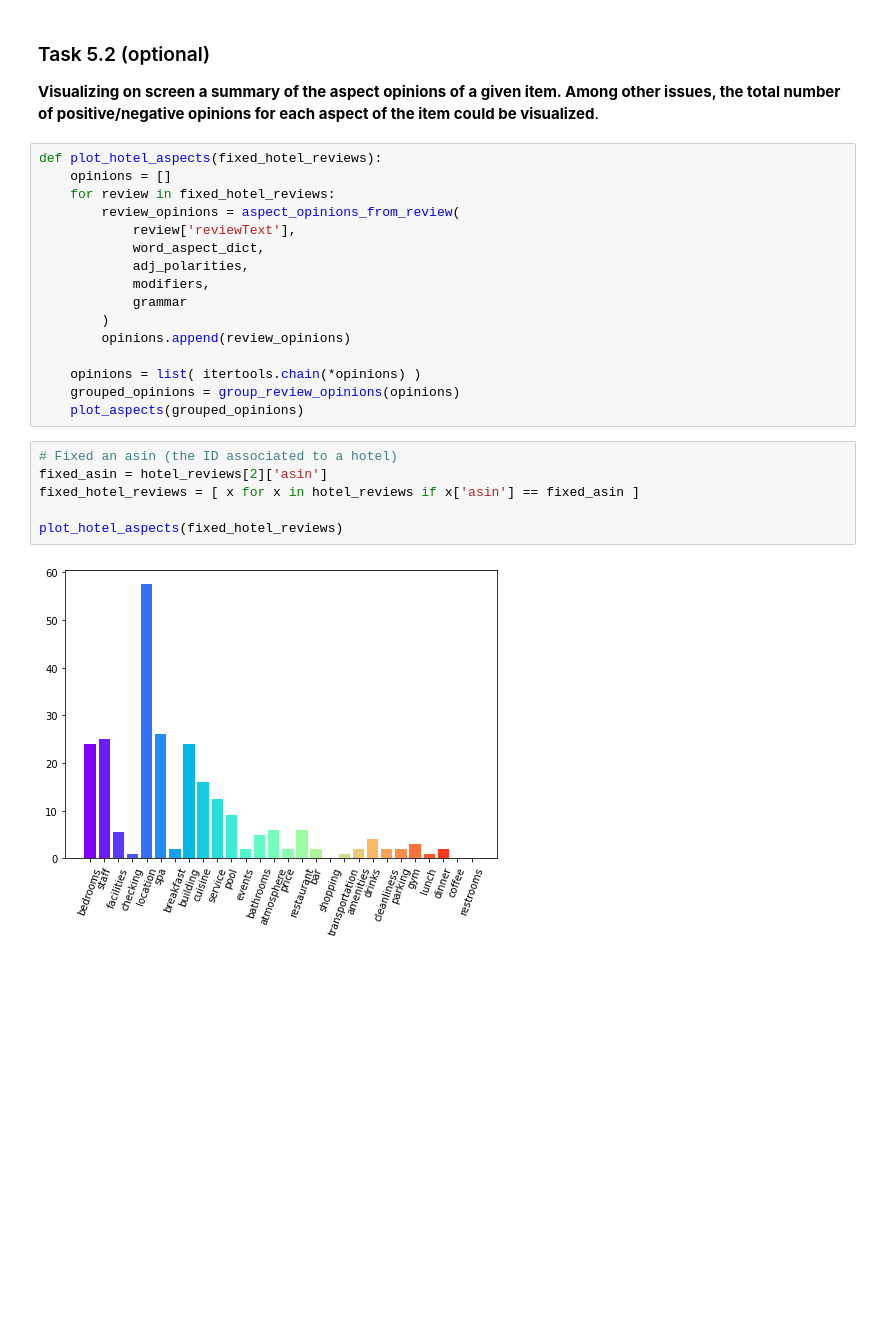
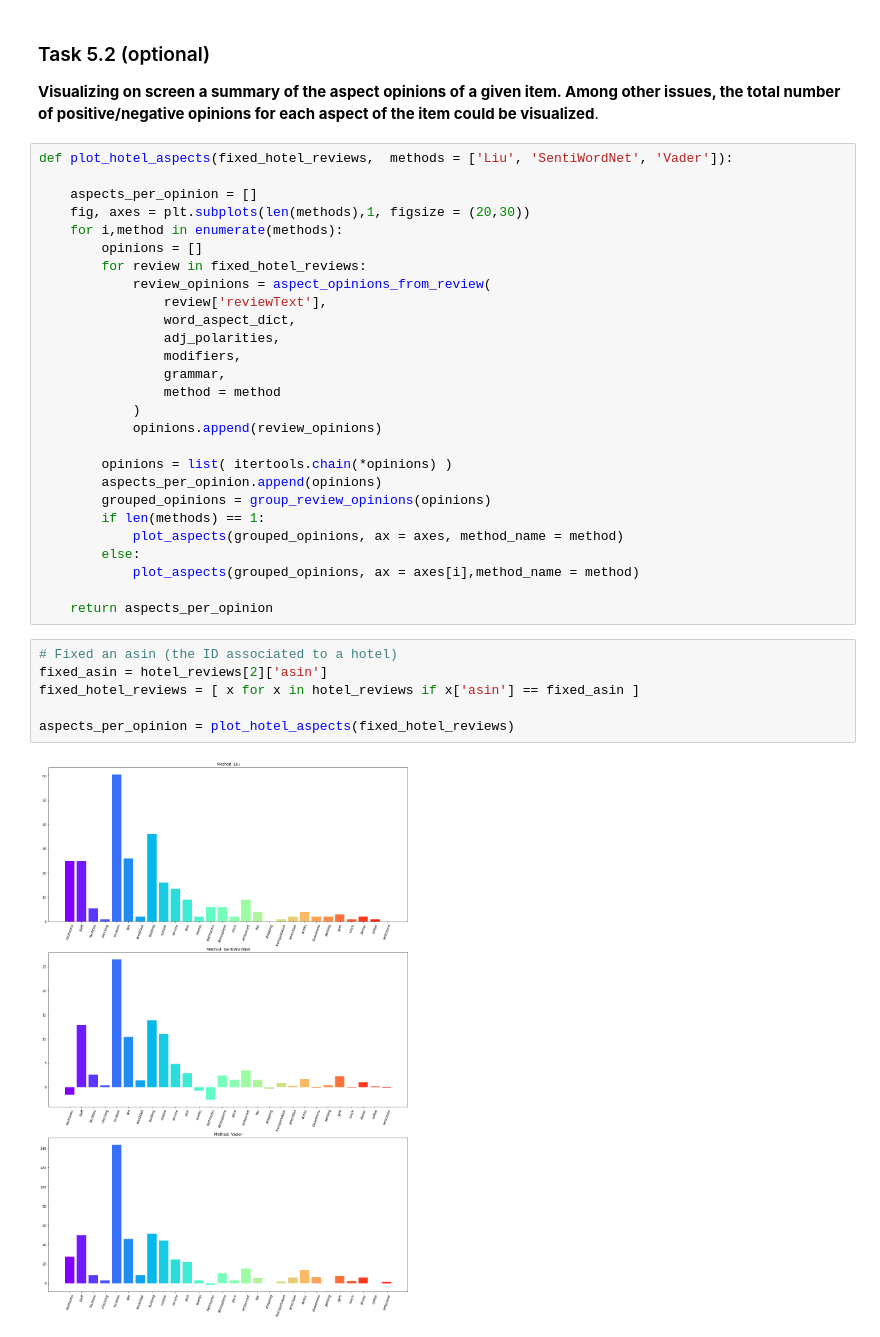
Before and after one commit to fjsaezm/mcd-nlp, a Jupyter notebook: P1/src.ipynb, the cells around one changed output. Saved outputs shown, nothing was run; the diff lists cells and outputs as text; blank space fills up the shorter version.

```diff
--- a/P1/src.ipynb
+++ b/P1/src.ipynb
@@ -619,28 +684,39 @@ Review text:  I dug this place. Got a great deal from Priceline, and I pretty mu
 
 **Visualizing on screen a summary of the aspect opinions of a given item. Among other issues, the total number of positive/negative opinions for each aspect of the item could be visualized**.
 # %%
-def plot_hotel_aspects(fixed_hotel_reviews):
-    opinions = []
-    for review in fixed_hotel_reviews:
-        review_opinions = aspect_opinions_from_review(
-            review['reviewText'],
-            word_aspect_dict,
-            adj_polarities,
-            modifiers,
-            grammar
-        )
-        opinions.append(review_opinions)
+def plot_hotel_aspects(fixed_hotel_reviews,  methods = ['Liu', 'SentiWordNet', 'Vader']):
 
-    opinions = list( itertools.chain(*opinions) )
-    grouped_opinions = group_review_opinions(opinions)
-    plot_aspects(grouped_opinions)
+    aspects_per_opinion = []
+    fig, axes = plt.subplots(len(methods),1, figsize = (20,30))
+    for i,method in enumerate(methods):
+        opinions = []
+        for review in fixed_hotel_reviews:
+            review_opinions = aspect_opinions_from_review(
+                review['reviewText'],
+                word_aspect_dict,
+                adj_polarities,
+                modifiers,
+                grammar,
+                method = method
+            )
+            opinions.append(review_opinions)
+
+        opinions = list( itertools.chain(*opinions) )
+        aspects_per_opinion.append(opinions)
+        grouped_opinions = group_review_opinions(opinions)
+        if len(methods) == 1:
+            plot_aspects(grouped_opinions, ax = axes, method_name = method)
+        else:
+            plot_aspects(grouped_opinions, ax = axes[i],method_name = method)
+
+    return aspects_per_opinion
 # %%
 # Fixed an asin (the ID associated to a hotel)
 fixed_asin = hotel_reviews[2]['asin']
 fixed_hotel_reviews = [ x for x in hotel_reviews if x['asin'] == fixed_asin ]
 
-plot_hotel_aspects(fixed_hotel_reviews)
+aspects_per_opinion = plot_hotel_aspects(fixed_hotel_reviews)
 # %% [output]
-[figure, old version]
+[figure, new version]
 # %%
 # Fixed an asin (the ID associated to a hotel)
```
Also changed, not shown: parts of 23 cells of this notebook.
